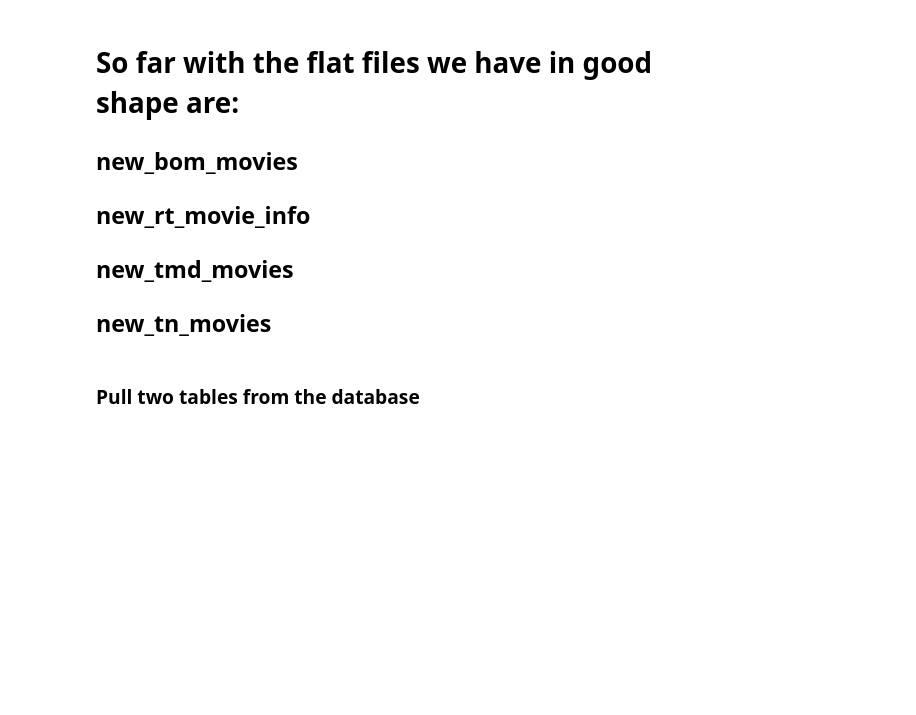
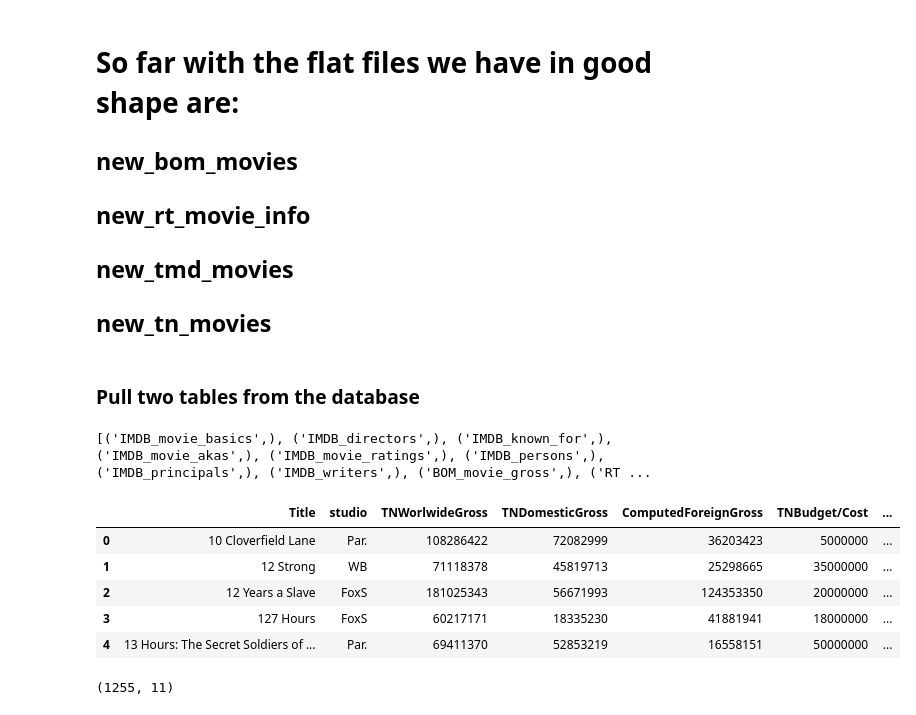
Before and after one commit to Richy099/group-4-0206_3-4, a Jupyter notebook: Notebooks/Rich_folder/Rich_contr.ipynb, the cells around one changed output. Drawn from its saved outputs; the diff is of its cells as text; code cells hidden in the pictures; blank space fills up the shorter version.

```diff
--- a/Notebooks/Rich_folder/Rich_contr.ipynb
+++ b/Notebooks/Rich_folder/Rich_contr.ipynb
@@ -1288,15 +866,17 @@ new_rt_movie_info= rt_movie_info[['id','rating', 'genre', 'director', 'writer','
 
 dbfile ="../../Data/im_combined.db"
 # Create a SQL connection to our SQLite database
-con = sqlite3.connect(dbfile)
+#conn = sqlite3.connect(dbfile)
 
 # creating cursor
-cur = con.cursor()
+#cur = conn.cursor()
 
 # reading all table names
-#table_list = [a for a in cur.execute("SELECT name FROM sqlite_master WHERE type = 'table'")]
+table_list = [a for a in cur.execute("SELECT name FROM sqlite_master WHERE type = 'table'")]
 # here is you table list
-#print(table_list)
+print(table_list)
 
 # Be sure to close the connection
-con.close()
+#con.close()
+# %% [output]
+[('IMDB_movie_basics',), ('IMDB_directors',), ('IMDB_known_for',), ('IMDB_movie_akas',), ('IMDB_movie_ratings',), ('IMDB_persons',), ('IMDB_principals',), ('IMDB_writers',), ('BOM_movie_gross',), ('RT ...
@@ -1302,0 +885,27 @@ con.close()
+# %%
+conn = sqlite3.connect('../../Data/im_combined.db')
+
+SQLQuery_2 = """
+Select
+a.*
+,(Select b.genres from IMDB_movie_basics b where b.primary_title = a.title) as Genres
+,(Select c1.average_rating from IMDB_movie_basics b1, IMDB_movie_ratings c1 where c1.movie_id = b1.movie_id and b1.primary_title = a.title) as AverageRating
+
+from VIEW_movie_budgets a
+
+
+;"""
+
+df = pd.read_sql(SQLQuery_2,conn)
+df.head()
+# %% [output]
+|  | Title | studio | TNWorlwideGross | TNDomesticGross | ComputedForeignGross | TNBudget/Cost | ... |
+| 0 | 10 Cloverfield Lane | Par. | 108286422 | 72082999 | 36203423 | 5000000 | ... |
+| 1 | 12 Strong | WB | 71118378 | 45819713 | 25298665 | 35000000 | ... |
+| 2 | 12 Years a Slave | FoxS | 181025343 | 56671993 | 124353350 | 20000000 | ... |
+| 3 | 127 Hours | FoxS | 60217171 | 18335230 | 41881941 | 18000000 | ... |
+| 4 | 13 Hours: The Secret Soldiers of ... | Par. | 69411370 | 52853219 | 16558151 | 50000000 | ... |
+# %%
+df.shape
+# %% [output]
+(1255, 11)
```
Also changed, not shown: parts of 54 cells of this notebook.
